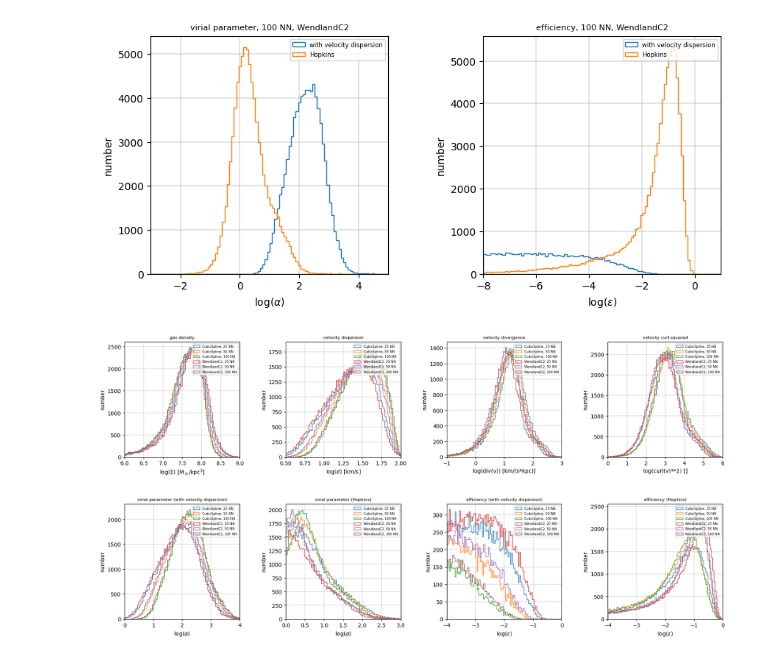
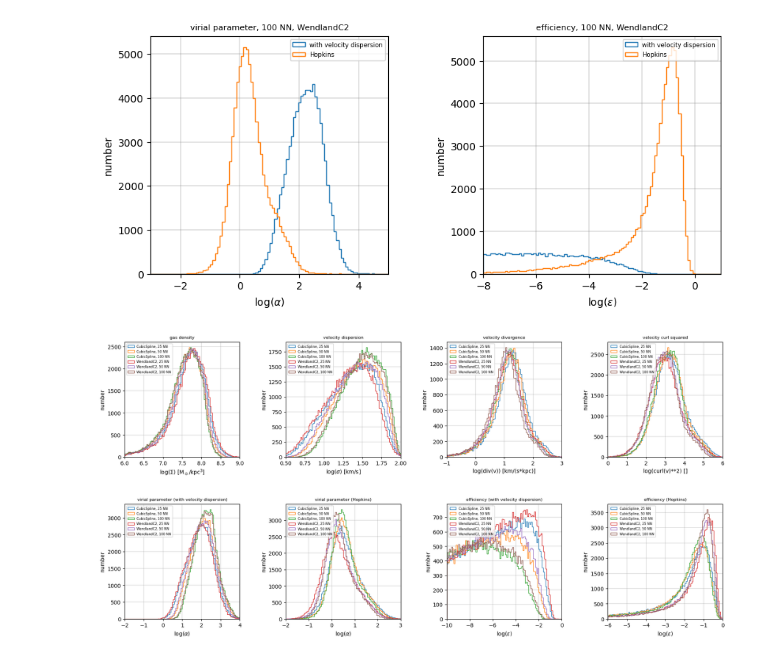
Before and after one commit to Evafranck/star_formation, a Jupyter notebook: star_formation_neu.ipynb, the cells around one changed output. Cells and saved outputs as stored; diff of their text form; code cells hidden in the pictures.

```diff
--- a/star_formation_neu.ipynb
+++ b/star_formation_neu.ipynb
@@ -24,7 +24,7 @@ pynbody.analysis.angmom.faceon(h1)
 # %% [output]
 <pynbody.transformation.GenericRotation at 0x...>
 # %%
-disk = f.LowPass('r', '72 kpc') & f.BandPass('z', '-0.5 kpc', '0.5 kpc')
+disk = f.LowPass('r', '72 kpc') & f.BandPass('z', '-2.5 kpc', '2.5 kpc')
 gal = h1[disk]
 # %%
 @pynbody.snapshot.SimSnap.stable_derived_quantity
@@ -98,0 +103,4 @@ def mw_hist(fam, array, b):
+# %%
+(10*1.673*10**(-27)*units.kg/units.cm**3).ratio(units.Msol/units.kpc**3)
+sf = f.HighPass('rho_W', '0.247 Msol pc^-3')# & f.LowPass('temp', '30000 K')
+gal_sf = gal.g[sf]
@@ -104,16 +116,10 @@ def mw_hist(fam, array, b):
 #rho_W_50 = [0.00417549 0.02533851 0.06294318 ... 0.06326283 0.02665569 0.0154375 ]
 #rho_W_100 = [0.00410087 0.02614862 0.05962141 ... 0.06603882 0.02715642 0.01574668]
 # %%
-'''
+
 #calculations
-disk = f.LowPass('r', '72 kpc') & f.BandPass('z', '-0.5 kpc', '0.5 kpc')
-gal = h1[disk]
-disk = f.LowPass('r', '72 kpc') & f.BandPass('z', '-0.5 kpc', '0.5 kpc')
-(10*1.673*10**(-27)*units.kg/units.cm**3).ratio(units.Msol/units.kpc**3)
-#sf = f.HighPass('rho', '247133368.31459114 Msol kpc^-3') & f.LowPass('temp', '30000 K')
-gal = h1[disk]
-gal.g['rho'] = gal.g['rho_CS']
-#gal.g['rho'] = gal.g['rho_W']
+#gal.g['rho'] = gal.g['rho_CS']
+gal.g['rho'] = gal.g['rho_W']
 gal.g['v_div']
 s.s['v_div']
 gal.g['v_curl']
@@ -141,15 +147,15 @@ gal.g['alpha_4'] = 1/4*(np.abs(gal.g['v_div'].in_units('s**-1'))**2+np.sqrt(gal.
 b = 2.02
 gal.g['efficiency_vdisp'] = np.exp(-b*gal.g['alpha_3']**(1/2))
 gal.g['efficiency_Hopkins'] = np.exp(-b*gal.g['alpha_4']**(1/2))
+gal_sf['eff_sf_Hop'] = np.exp(-b*gal_sf['alpha_4']**(1/2))
 
 low_alpha = f.LowPass('alpha', '100')
 low_alpha_2 = f.LowPass('alpha_2', '100')
 low_alpha_3 = f.LowPass('alpha_3', '100')
-low_alpha_4 = f.LowPass('alpha_4', '100')
+low_alpha_4 = f.LowPass('alpha_4', '10')
 
 #gal_low_alpha = gal.g[low_alpha]
 #gal_low_alpha_2 = gal.g[low_alpha_2]
 #gal_low_alpha_3 = gal.g[low_alpha_3]
-#gal_low_alpha_4 = gal.g[low_alpha_4]
-'''
+gal_low_alpha_4 = gal.g[low_alpha_4]
 # %%
@@ -278,3 +287,7 @@ with open('W_50.pkl', 'rb') as W_50_pickle:
     alpha4_W_50 = pickle.load(W_50_pickle)
     eff_vdisp_W_50 = pickle.load(W_50_pickle)
     eff_Hop_W_50 = pickle.load(W_50_pickle)
+    x_sf_W_50 = pickle.load(W_50_pickle)
+    y_sf_W_50 = pickle.load(W_50_pickle)
+    rho_sf_W_50 = pickle.load(W_50_pickle)
+    eff_sf_W_50 = pickle.load(W_50_pickle)
@@ -369,32 +386,32 @@ for n in range(2):
 # %%
 rho_list = [np.log10(rho_CS_25), np.log10(rho_CS_50), np.log10(rho_CS_100), np.log10(rho_W_25), np.log10(rho_W_50), np.log10(rho_W_100)]
 #rho_list = [rho_CS_25, rho_CS_50, rho_CS_100, rho_W_25, rho_W_50, rho_W_100]
 v_disp_list = [np.log10(vdisp_CS_25), np.log10(vdisp_CS_50), np.log10(vdisp_CS_100), np.log10(vdisp_W_25), np.log10(vdisp_W_50), np.log10(vdisp_W_100)]
 v_div_list = [np.log10(vdiv_CS_25), np.log10(vdiv_CS_50), np.log10(vdiv_CS_100), np.log10(vdiv_W_25), np.log10(vdiv_W_50), np.log10(vdiv_W_100)]
 v_curl2_list = [np.log10(vcurl2_CS_25), np.log10(vcurl2_CS_50), np.log10(vcurl2_CS_100), np.log10(vcurl2_W_25), np.log10(vcurl2_W_50), np.log10(vcurl2_W_100)]
 alpha_2_list = [np.log10(alpha2_CS_25), np.log10(alpha2_CS_50), np.log10(alpha2_CS_100), np.log10(alpha2_W_25), np.log10(alpha2_W_50), np.log10(alpha2_W_100)]
 alpha_4_list = [np.log10(alpha4_CS_25), np.log10(alpha4_CS_50), np.log10(alpha4_CS_100), np.log10(alpha4_W_25), np.log10(alpha4_W_50), np.log10(alpha4_W_100)]
 eff_vdisp_list = [np.log10(eff_vdisp_CS_25), np.log10(eff_vdisp_CS_50), np.log10(eff_vdisp_CS_100), np.log10(eff_vdisp_W_25), np.log10(eff_vdisp_W_50), np.log10(eff_vdisp_W_100)]
 eff_Hop_list = [np.log10(eff_Hop_CS_25), np.log10(eff_Hop_CS_50), np.log10(eff_Hop_CS_100), np.log10(eff_Hop_W_25), np.log10(eff_Hop_W_50), np.log10(eff_Hop_W_100)]
 key_list = [rho_list, v_disp_list, v_div_list, v_curl2_list, alpha_2_list, alpha_4_list, eff_vdisp_list, eff_Hop_list]
-range_list = [(6, 9), (0.5, 2), (-1, 3), (0, 6), (0, 4), (0, 3), (-4, 0), (-4, 0)]
+range_list = [(6, 9), (0.5, 2), (-1, 3), (0, 6), (-2, 4), (-2, 3), (-10, 0), (-6, 0)]
 title = ['gas density', 'velocity dispersion', 'velocity divergence', 'velocity curl squared', 'virial parameter (with velocity dispersion)', 'virial parameter (Hopkins)', 'efficiency (with velocity dispersion)', 'efficiency (Hopkins)']
 unit = [r'log($\Sigma$) [M$_\odot$/kpc$^3$]', r'log($\sigma$) [km/s]', r'log(div(v)) [km/(s*kpc)]', r'log(curl(v)**2) []', 'log('+r'$\alpha$'+')', 'log('+r'$\alpha$'+')', 'log('+r'$\epsilon$'+')', 'log('+r'$\epsilon$'+')']
 label = ['CubicSpline, 25 NN', 'CubicSpline, 50 NN', 'CubicSpline, 100 NN', 'WendlandC2, 25 NN', 'WendlandC2, 50 NN', 'WendlandC2, 100 NN']
 fig = plt.figure(figsize = (20,10))
 gs0 = gd.GridSpec(2, 4, figure=fig, wspace = 0.4)
 
 for n in range(8):
     ax = fig.add_subplot(gs0[n])
     for i in range(6):
         ax.hist(key_list[n][i], bins = 100, label = label[i], range = range_list[n], histtype = 'step')
 
     ax.set_title(title[n], wrap = True, fontsize = 8)
     ax.set_xlabel(unit[n])
     ax.set_ylabel('number')
     ax.set_xlim(range_list[n])
     ax.set_aspect(1./ax.get_data_ratio())
     ax.grid(linewidth = 0.3, color = 'grey')
-    ax.legend(fontsize = 6)
+    ax.legend(fontsize = 6, loc = 2)
 # %% [output]
-[figure, old version]
+[figure, new version]
```
Also changed, not shown: parts of 27 cells of this notebook, 1 other file.
